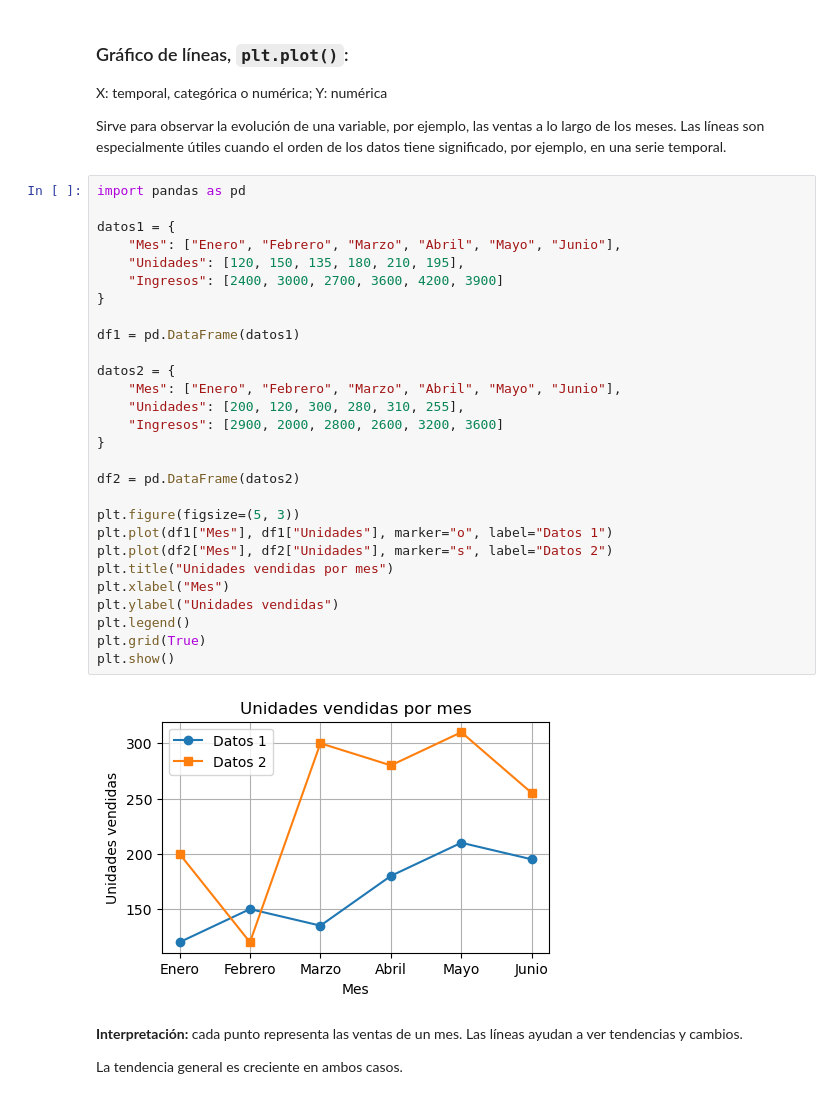
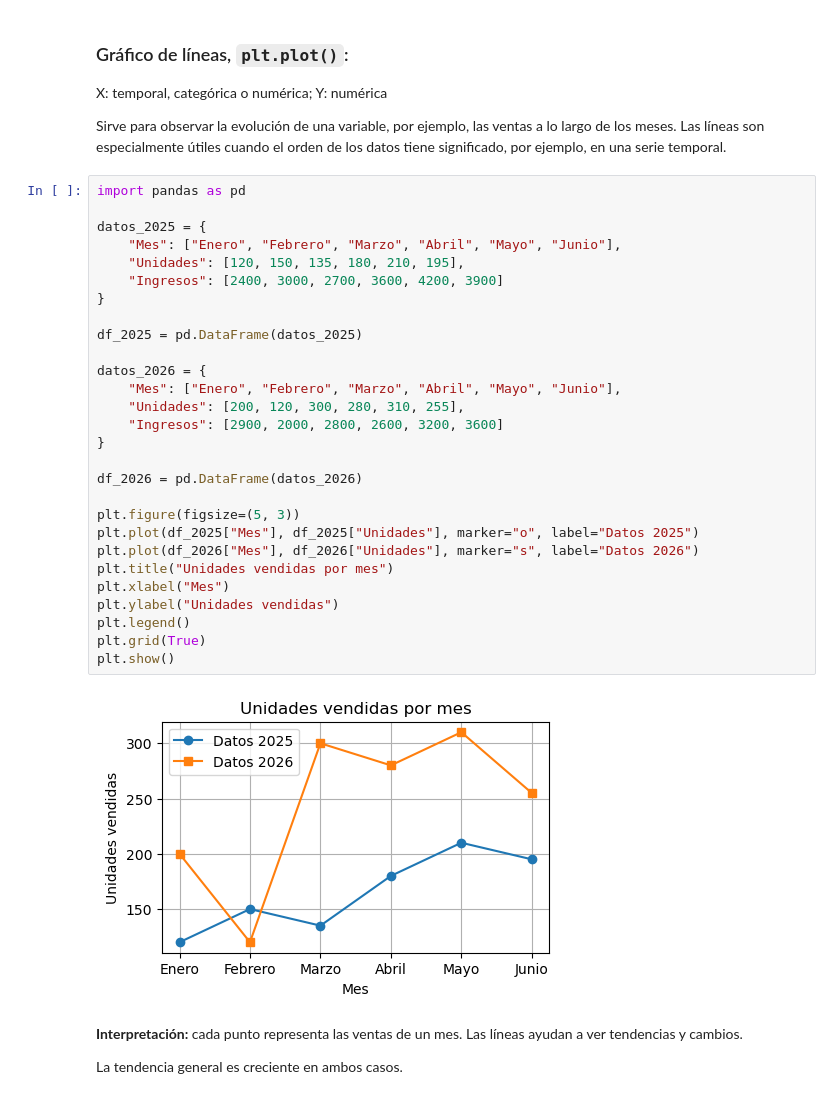
Before and after one commit to soesteve/Programming-in-Data-Science, a Jupyter notebook: 7_Visualizacion.ipynb, the cells around one changed output. Cells and saved outputs as stored; diff of their text form.

```diff
--- a/7_Visualizacion.ipynb
+++ b/7_Visualizacion.ipynb
@@ -136,33 +137,33 @@ Las líneas son especialmente útiles cuando el orden de los datos tiene signifi
 # %%
 import pandas as pd
 
-datos1 = {
+datos_2025 = {
     "Mes": ["Enero", "Febrero", "Marzo", "Abril", "Mayo", "Junio"],
     "Unidades": [120, 150, 135, 180, 210, 195],
     "Ingresos": [2400, 3000, 2700, 3600, 4200, 3900]
 }
 
-df1 = pd.DataFrame(datos1)
+df_2025 = pd.DataFrame(datos_2025)
 
-datos2 = {
+datos_2026 = {
     "Mes": ["Enero", "Febrero", "Marzo", "Abril", "Mayo", "Junio"],
     "Unidades": [200, 120, 300, 280, 310, 255],
     "Ingresos": [2900, 2000, 2800, 2600, 3200, 3600]
 }
 
-df2 = pd.DataFrame(datos2)
+df_2026 = pd.DataFrame(datos_2026)
 
 plt.figure(figsize=(5, 3))
-plt.plot(df1["Mes"], df1["Unidades"], marker="o", label="Datos 1")
-plt.plot(df2["Mes"], df2["Unidades"], marker="s", label="Datos 2")
+plt.plot(df_2025["Mes"], df_2025["Unidades"], marker="o", label="Datos 2025")
+plt.plot(df_2026["Mes"], df_2026["Unidades"], marker="s", label="Datos 2026")
 plt.title("Unidades vendidas por mes")
 plt.xlabel("Mes")
 plt.ylabel("Unidades vendidas")
 plt.legend()
 plt.grid(True)
 plt.show()
 # %% [output]
-[figure, old version]
+[figure, new version]
 # %% [markdown]
 **Interpretación:** cada punto representa las ventas de un mes. Las líneas ayudan a ver tendencias y cambios.
 
```
Also changed, not shown: parts of 5 cells of this notebook, 9 other files.
